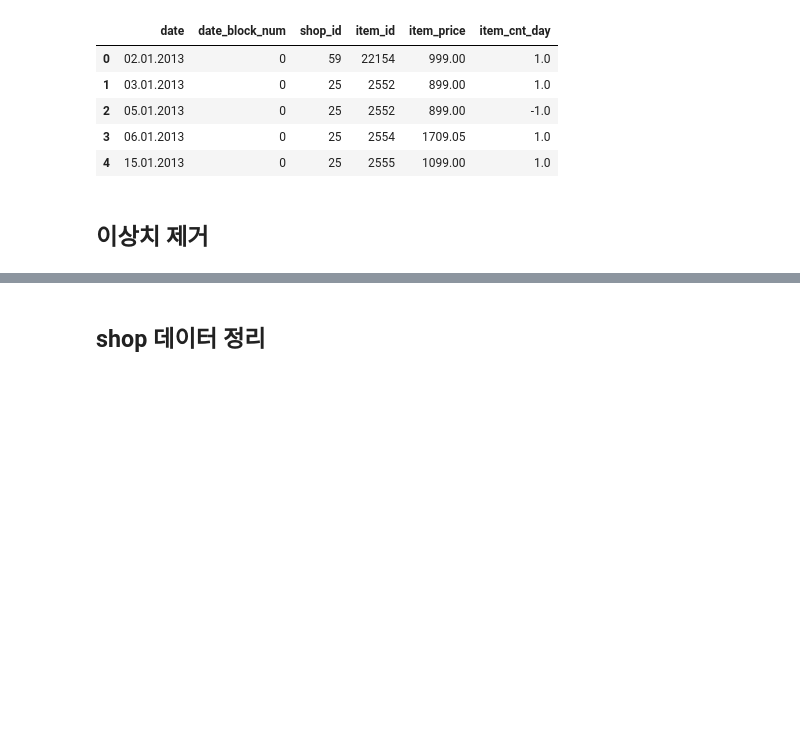
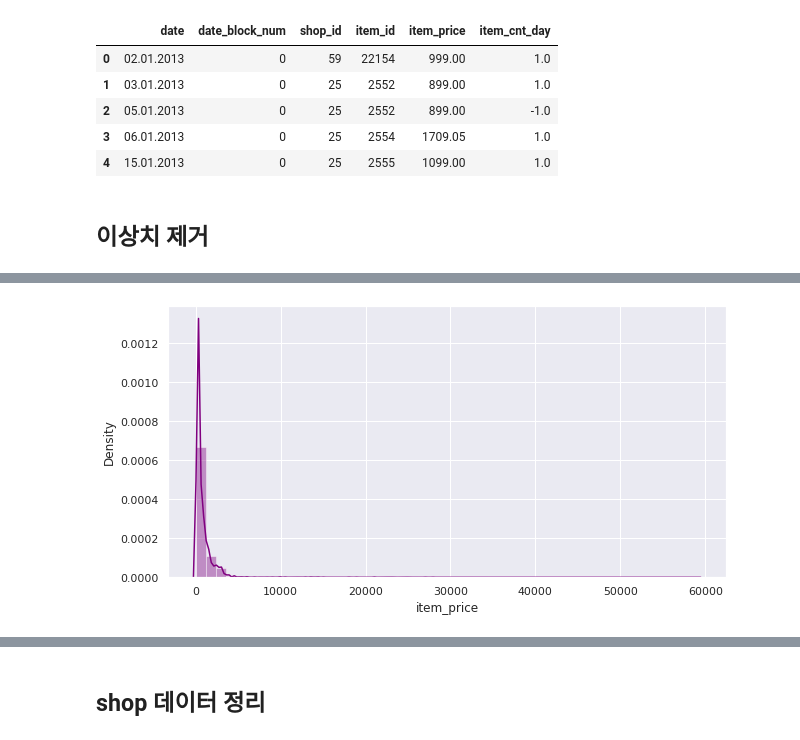
Before and after one commit to Jenny-Jo/-_sales_price, a Jupyter notebook: predict_future_sales/Predict Future Sales.ipynb, the cells around one changed output, grey strips where cells are left out. Drawn from its saved outputs; the diff is of its cells as text; code cells hidden in the pictures; blank space fills up the shorter version.

```diff
--- a/predict_future_sales/Predict Future Sales.ipynb
+++ b/predict_future_sales/Predict Future Sales.ipynb
@@ -52,0 +66,5 @@ train = train[(train.item_price < 300000 )& (train.item_cnt_day < 1000)]
+# %%
+plt.figure(figsize=(10, 5))
+sns.distplot(train['item_price'], color="purple");
+# %% [output]
+[figure, added]
```
Also changed, not shown: parts of 42 cells of this notebook, 1 other file.
